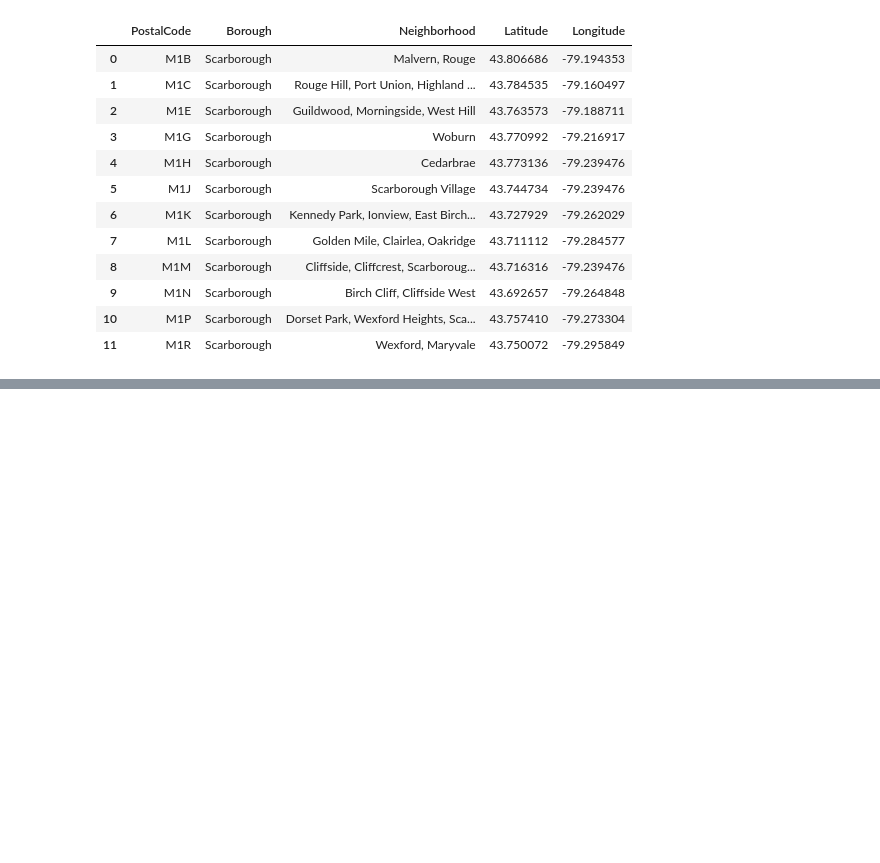
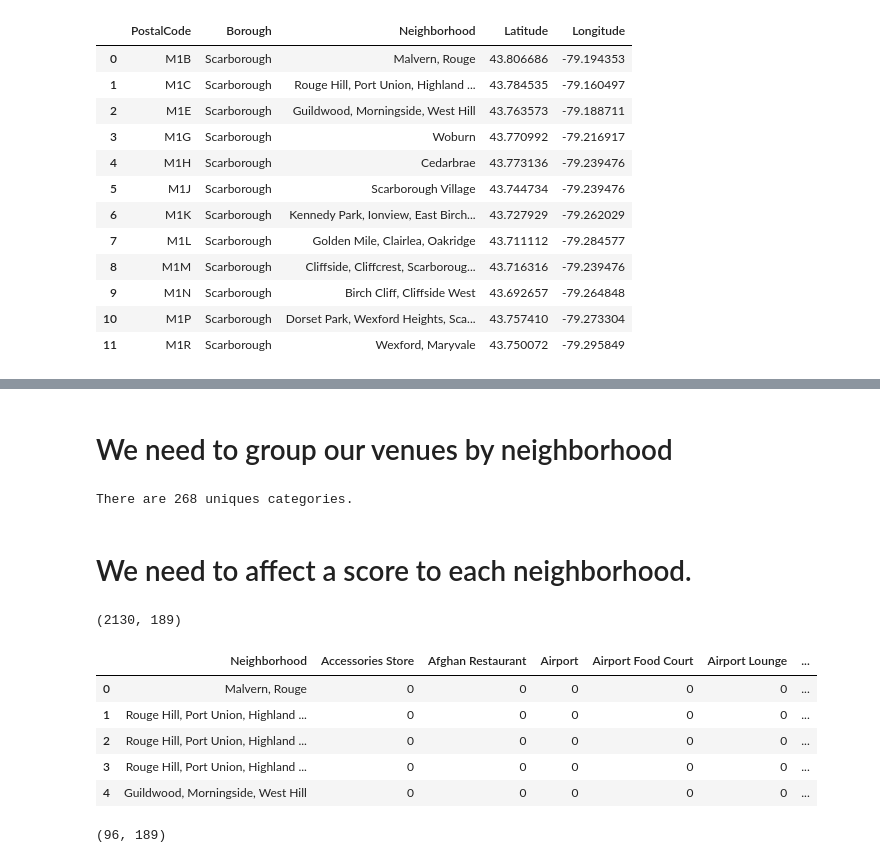
Before and after one commit to ben-kane/Data_Science, a Jupyter notebook: Coursera_Capstone_Project_Week3_Segmenting and Clu.ipynb, the cells around one changed output, grey strips where cells are left out. Saved outputs shown, nothing was run; the diff lists cells and outputs as text; code cells hidden in the pictures; blank space fills up the shorter version.

```diff
--- a/Coursera_Capstone_Project_Week3_Segmenting and Clu.ipynb
+++ b/Coursera_Capstone_Project_Week3_Segmenting and Clu.ipynb
@@ -200,0 +322,30 @@ df_t.head(12)
+# %% [markdown]
+# We need to group our venues by neighborhood
+# %%
+df_v.groupby('Neighborhood').count()
+print('There are {} uniques categories.'.format(len(df_v['Venue Category'].unique())))
+# %% [output]
+There are 268 uniques categories.
+# %% [markdown]
+# We need to affect a score to each neighborhood.
+# %%
+c = pd.get_dummies(df_v[['Venue Category']], prefix="", prefix_sep="")
+c['Neighborhood'] = df_v['Neighborhood']
+fixed_columns = [c.columns[188]] + list(c.columns[:188])
+c = c[fixed_columns]
+
+print(c.shape)
+c.head()
+# %% [output]
+(2130, 189)
+|  | Neighborhood | Accessories Store | Afghan Restaurant | Airport | Airport Food Court | Airport Lounge | ... |
+| 0 | Malvern, Rouge | 0 | 0 | 0 | 0 | 0 | ... |
+| 1 | Rouge Hill, Port Union, Highland ... | 0 | 0 | 0 | 0 | 0 | ... |
+| 2 | Rouge Hill, Port Union, Highland ... | 0 | 0 | 0 | 0 | 0 | ... |
+| 3 | Rouge Hill, Port Union, Highland ... | 0 | 0 | 0 | 0 | 0 | ... |
+| 4 | Guildwood, Morningside, West Hill | 0 | 0 | 0 | 0 | 0 | ... |
+# %%
+N_group = c.groupby('Neighborhood').mean().reset_index()
+N_group.shape
+# %% [output]
+(96, 189)
```
Also changed, not shown: parts of 24 cells of this notebook.
